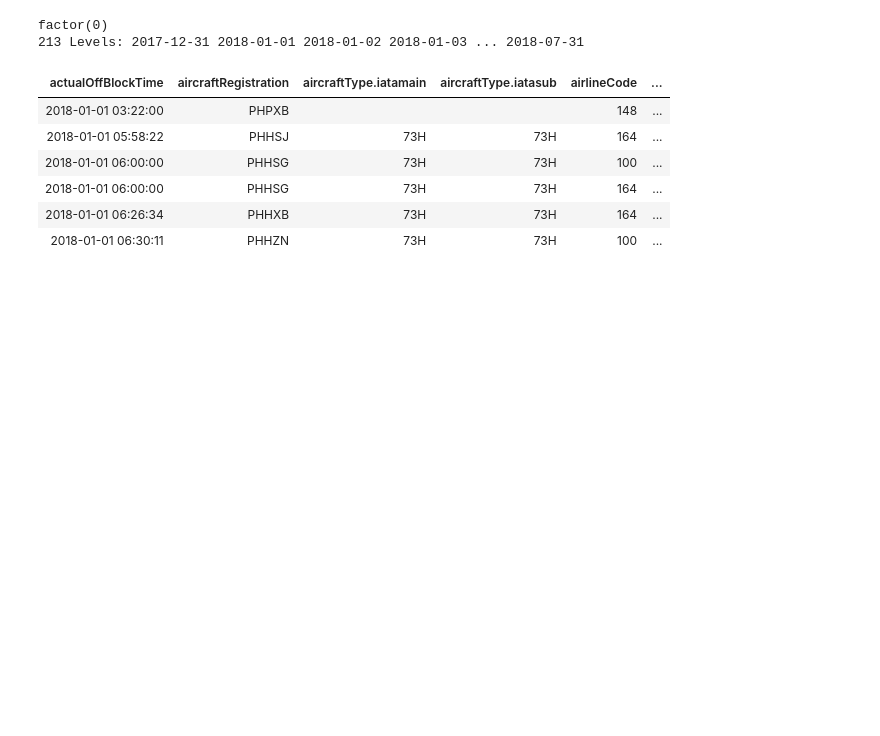
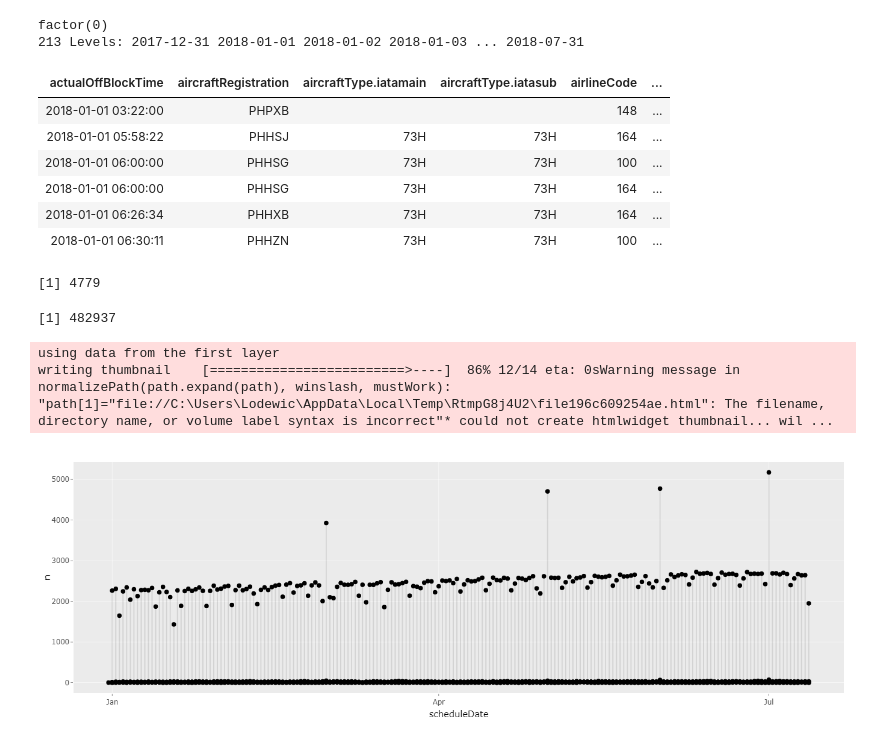
Before and after one commit to Lodewic/schiphol-assignment, a Jupyter notebook: scripts/r-explore__create_trelliscopes.ipynb, the cells around one changed output. Saved outputs shown, nothing was run; the diff lists cells and outputs as text; code cells hidden in the pictures; blank space fills up the shorter version.

Commit message:
additional trelliscope figures in R trelliscope script

```diff
--- a/scripts/r-explore__create_trelliscopes.ipynb
+++ b/scripts/r-explore__create_trelliscopes.ipynb
@@ -69,6 +82,7 @@ df_flights2 <- df_flights %>%
         scheduleDateTime = as.POSIXct(paste0(scheduleDate, scheduleTime),
                                       format = "%Y-%m-%d%H:%M:%S ",
                                       tz="Europe/Amsterdam"),
+        scheduleDate = as.Date(scheduleDateTime),
         scheduleDelaySeconds = difftime(actualOffBlockTime, scheduleDateTime, units='secs')
     )
 
@@ -81,3 +95,24 @@ df_flights2 %>% head()
 | 2018-01-01 06:00:00 | PHHSG | 73H | 73H | 164 | ... |
 | 2018-01-01 06:26:34 | PHHXB | 73H | 73H | 164 | ... |
 | 2018-01-01 06:30:11 | PHHZN | 73H | 73H | 100 | ... |
+# %%
+sum(as.character(df_flights2$serviceType) == '')
+sum(as.character(df_flights2$serviceType) != '')
+# %% [output]
+[1] 4779
+[1] 482937
+# %%
+df_flights2$serviceType = as.character(df_flights2$serviceType)
+df_flights2$serviceType[df_flights2$serviceType == ''] = 'missing'
+
+df_flights2 %>%
+    group_by(scheduleDate, serviceType) %>% count() %>%
+    ggplot(aes(x=scheduleDate, y=n)) +
+        geom_point() +
+        geom_line(alpha=0.1) +
+        facet_trelliscope(~serviceType, path="trelliscopes", name="Number of flights per day", as_plotly=TRUE, scales=c('same', 'free'))
+# %% [output]
+using data from the first layer
+writing thumbnail    [=========================>----]  86% 12/14 eta: 0sWarning message in normalizePath(path.expand(path), winslash, mustWork):
+"path[1]="file://C:\Users\Lodewic\AppData\Local\Temp\RtmpG8j4U2\file196c609254ae.html": The filename, directory name, or volume label syntax is incorrect"* could not create htmlwidget thumbnail... wil ...
+[figure, added]
```
Also changed, not shown: parts of 3 cells of this notebook.
